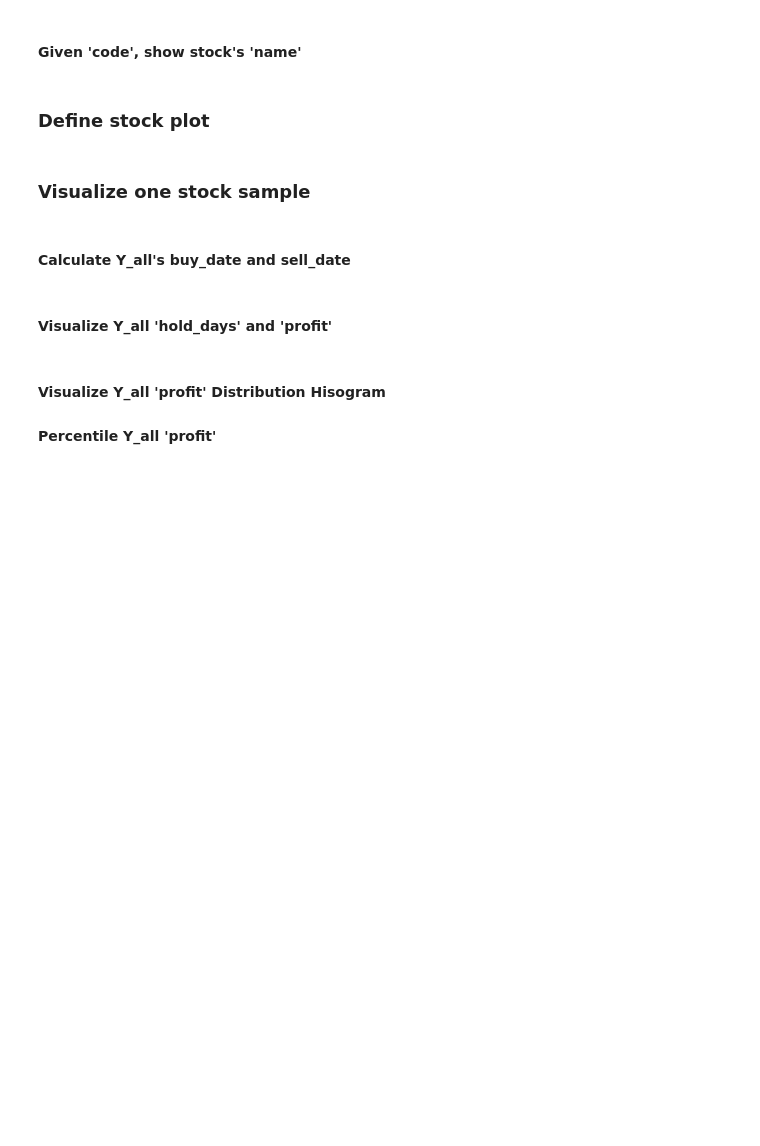
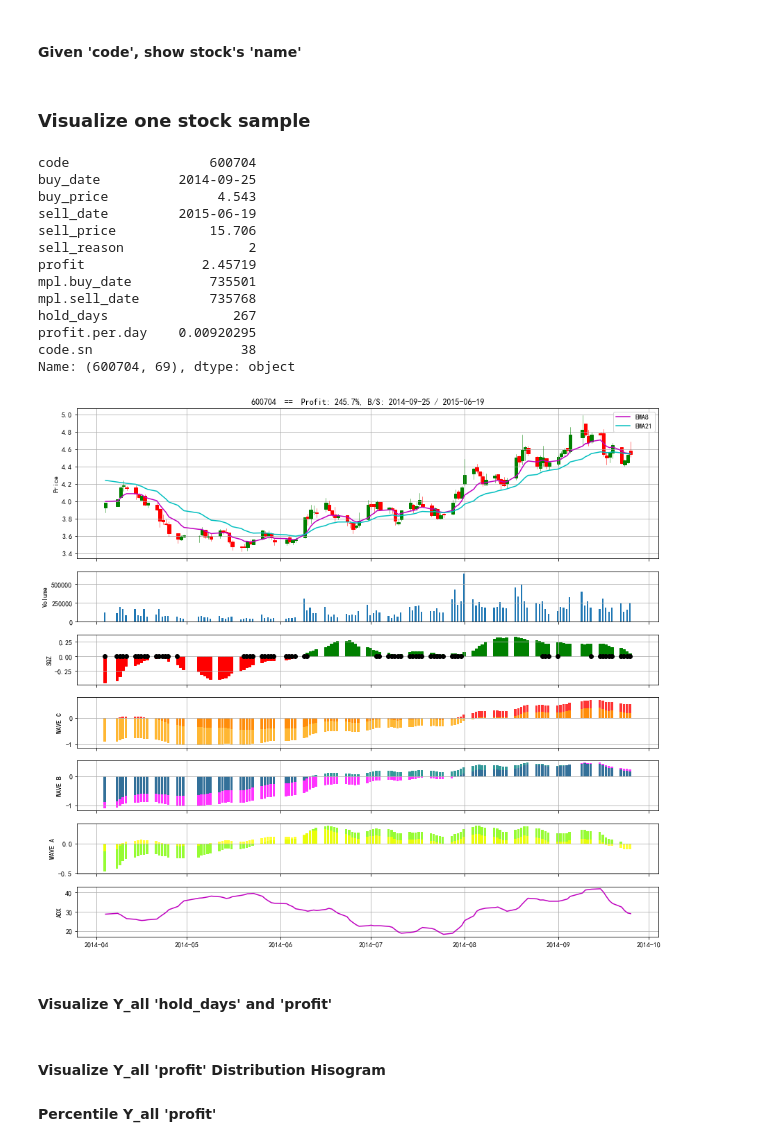
Before and after one commit to ai4stocks/ai4stocks, a Jupyter notebook: my AI building blocks - tushare study .ipynb, the cells around one changed output. Saved outputs shown, nothing was run; the diff lists cells and outputs as text; code cells hidden in the pictures; blank space fills up the shorter version.

```diff
--- a/my AI building blocks - tushare study .ipynb
+++ b/my AI building blocks - tushare study .ipynb
@@ -157,10 +579,10 @@ Y_all.to_csv('hs300_20100101-20171124-samples-Y-all.csv')
 # %%
+import pandas as pd
+
 # read X_all samples
-rbx = pd.read_csv('hs300_20100101-20171124-samples-X-all.csv', index_col=[1], dtype={'code':str})
+rbx = pd.read_csv('hs300_20100101-20161201-samples-X-all-120.csv', dtype={'code':str}, index_col=[1])  # debug： nrows=5)
 
-# set index
+# set index: MultiIndex 'code', and 'date'.
 rbx.set_index([rbx['code'], rbx.index], inplace=True)
-# remove duplicated 'code.1'
-rbx.drop(['code.1'], axis=1, inplace=True)
-
-print(rbx.head(1))
+# drop 'code.1'
+rbx.drop(columns=['code.1'], inplace=True)
@@ -167,21 +613,9 @@ print(rbx.head(1))
 # %%
 # read Y_all samples
-rby = pd.read_csv('hs300_20100101-20171124-samples-Y-all.csv', index_col=[0], dtype={'code':str})
+rby = pd.read_csv('hs300_20100101-20161201-samples-Y-all.csv', index_col=[1], dtype={'code':str, 'code.1':str})
 
-print(rby.head(1))
+# set index
+rby.set_index([rby['code'], rby.index], inplace=True)
+
+# drop 'code.1'
+rby.drop(columns=['code.1'], inplace=True)
-# %%
-# update Y_all buy_date and sell_date
-
-buy_dates = []
-sell_dates = []
-
-for i in rby.index:
-    b_date = rby.iloc[i].buy_date[12:22]  # truncate string
-    buy_dates.append(b_date)
-    s_date = rby.iloc[i].sell_date[12:22]  # truncate string
-    sell_dates.append(s_date)
-
-rby['buy_date'] = buy_dates
-rby['sell_date'] = sell_dates
-
-print(rby.head(5))
@@ -206,4 +642,2 @@ print(Y_all.columns)
 # %% [markdown]
 #### Given 'code', show stock's 'name'
-# %% [markdown]
-### Define stock plot
@@ -341,20 +648,36 @@ def plot_stock_data(stock_data, title_postfix=''):
 # %%
 import random, math
 
 # plot a random good sample
 
-CONST_PROFIT_THRESHOLD = 2  # profit bigger than
+CONST_PROFIT_THRESHOLD = 0.27  # find sample's profit bigger than
+CONST_PROFIT_PERDAY_THRESHOLD = 0.004  # find sample's profit bigger than
 
 while (1):
     # generate a random number
     pindex = random.randint(0, Y_all.shape[0]-1)
 
-    if (Y_all.iloc[pindex].profit > CONST_PROFIT_THRESHOLD):
+    # if (Y_all.iloc[pindex].profit > CONST_PROFIT_THRESHOLD):
+    if (Y_all.iloc[pindex]['profit.per.day'] > CONST_PROFIT_PERDAY_THRESHOLD):
         pstock_data = X_all.iloc[(pindex * dp.CONST_LOOKBACK_SAMPLES):((pindex +1) * dp.CONST_LOOKBACK_SAMPLES)]
         title_postfix = ' ==  Profit: ' + str(round(Y_all.iloc[pindex].profit * 100, 1)) + '%,' + ' B/S: ' + Y_all.iloc[pindex].buy_date + ' / ' + Y_all.iloc[pindex].sell_date
-        plot_stock_data(pstock_data, title_postfix)
+        dp.plot_stock_data(pstock_data, title_postfix)
+        print(Y_all.iloc[pindex])
         break
     else:
         continue
+# %% [output]
+code                  600704
+buy_date          2014-09-25
+buy_price              4.543
+sell_date         2015-06-19
+sell_price            15.706
+sell_reason                2
+profit               2.45719
+mpl.buy_date          735501
+mpl.sell_date         735768
+hold_days                267
+profit.per.day    0.00920295
+code.sn                   38
+Name: (600704, 69), dtype: object
+[figure, added]
-# %% [markdown]
-#### Calculate Y_all's buy_date and sell_date
```
Also changed, not shown: parts of 63 cells of this notebook, 1 other file.
